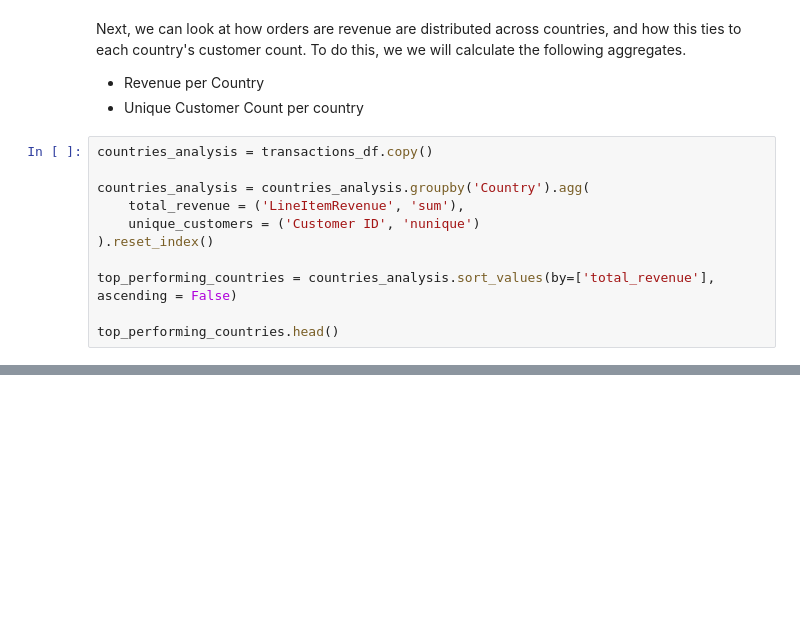
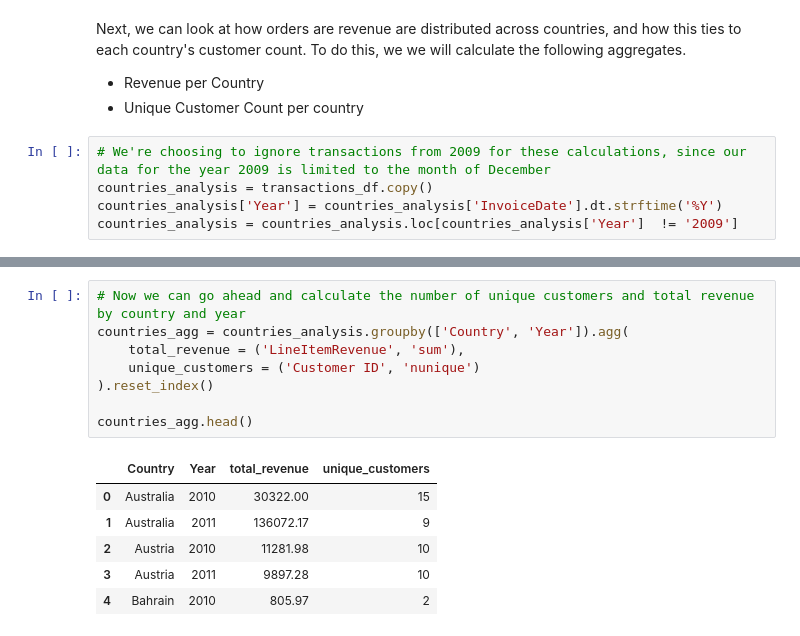
Before and after one commit to ahimranVT/retail-analytics-platform, a Jupyter notebook: notebooks/explore_transactions.ipynb, the cells around one changed output, grey strips where cells are left out. Cells and saved outputs as stored; diff of their text form; blank space fills up the shorter version.

```diff
--- a/notebooks/explore_transactions.ipynb
+++ b/notebooks/explore_transactions.ipynb
@@ -261,13 +259,7 @@ To do this, we we will calculate the following aggregates.
 * Revenue per Country
 * Unique Customer Count per country
 # %%
+# We're choosing to ignore transactions from 2009 for these calculations, since our data for the year 2009 is limited to the month of December
 countries_analysis = transactions_df.copy()
-
-countries_analysis = countries_analysis.groupby('Country').agg(
-    total_revenue = ('LineItemRevenue', 'sum'),
-    unique_customers = ('Customer ID', 'nunique')
-).reset_index()
-
-top_performing_countries = countries_analysis.sort_values(by=['total_revenue'], ascending = False)
-
-top_performing_countries.head()
+countries_analysis['Year'] = countries_analysis['InvoiceDate'].dt.strftime('%Y')
+countries_analysis = countries_analysis.loc[countries_analysis['Year']  != '2009']
@@ -280,0 +281,15 @@ top_performing_countries.head()
+# %%
+# Now we can go ahead and calculate the number of unique customers and total revenue by country and year
+countries_agg = countries_analysis.groupby(['Country', 'Year']).agg(
+    total_revenue = ('LineItemRevenue', 'sum'),
+    unique_customers = ('Customer ID', 'nunique')
+).reset_index()
+
+countries_agg.head()
+# %% [output]
+|  | Country | Year | total_revenue | unique_customers |
+| 0 | Australia | 2010 | 30322.00 | 15 |
+| 1 | Australia | 2011 | 136072.17 | 9 |
+| 2 | Austria | 2010 | 11281.98 | 10 |
+| 3 | Austria | 2011 | 9897.28 | 10 |
+| 4 | Bahrain | 2010 | 805.97 | 2 |
```
Also changed, not shown: parts of 10 cells of this notebook.
